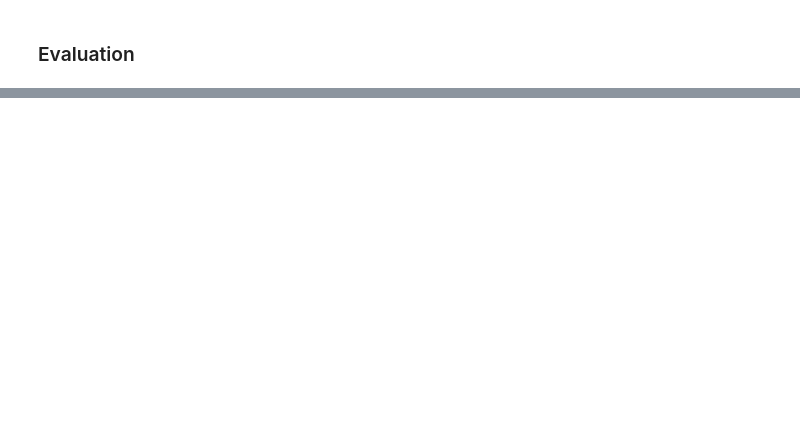
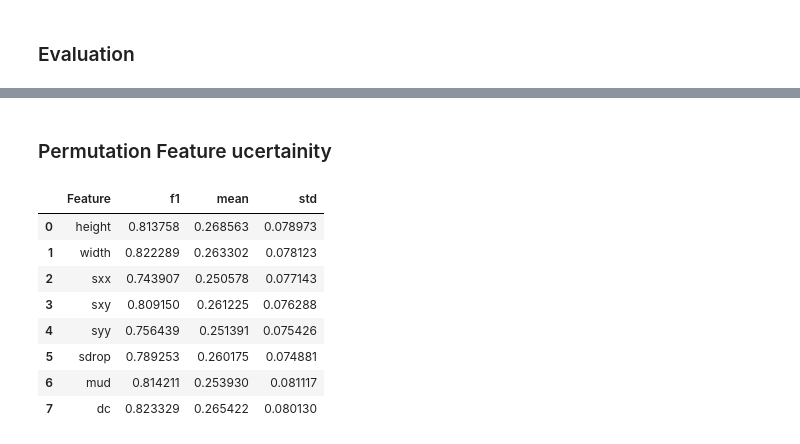
Before and after one commit to msahamed/earthquake_physics_bayesian_nn, a Jupyter notebook: BNN_edward.ipynb, the cells around one changed output, grey strips where cells are left out. Cells and saved outputs as stored; diff of their text form; code cells hidden in the pictures; blank space fills up the shorter version.

Commit message:
Started working on permutation Feature ucertainities

```diff
--- a/BNN_edward.ipynb
+++ b/BNN_edward.ipynb
@@ -653,9 +481,0 @@ for i in range(n_samples):
-# %%
-percent = [1]
-
-for i in range(len(percent)):
-    smapled_acc = np.random.choice(accuracies, size = int((percent[i]*n_samples)/100), replace = False)
-    sns.distplot(smapled_acc, bins = 10, hist_kws={"linewidth":3, "alpha": 0.9, "color": "b"})
-    plt.ylabel('Frequency')
-    plt.xlabel('Prediction accuracy')
-plt.show()
@@ -836,23 +481,0 @@ results.head()
-# %%
-# threshold = 0.50
-# import sys
-
-def considerUncertainity(threshold, std):
-
-    if threshold > 0.5 and std > 0.20:
-        return 0
-#     if threshold < 0.5 and std > 0.20:
-#         return 1
-#     elif threshold > 0.5 and std < 0.20:
-#         return 1
-    elif threshold < 0.5:
-        return 0
-
-    elif threshold > 0.5:
-        return 1
-
-uncertainityBinPred = []
-
-for i in range(400):
-    (th, std) = results.iloc[i]['predictions'], results.iloc[i]['predStd']
-    uncertainityBinPred.append(considerUncertainity(th.astype('float'), std.astype('float')))
@@ -900,0 +524,25 @@ elbo = (tf.reduce_mean(dist.log_prob(label)) -
+# %% [markdown]
+### Permutation Feature ucertainity
+# %%
+featinfo = pd.DataFrame()
+for i in range(len(features)):
+    x = xtest.copy()
+    np.random.shuffle(x[:, i])
+    predictions_samp = get_prediction(x)
+    mean = predictions_samp.mean(axis = 0)
+    pred = [1 if val >= threshold else 0 for val in mean]
+    f1 = f1_score(ytest, pred, average='weighted')
+    featinfo = featinfo.append({'Feature': features[i], 'mean': feature_uncertainity[i].mean(axis = 0).mean(),
+                    'std': feature_uncertainity[i].std(axis = 0).std(), 'f1': f1}, ignore_index=True)
+# %%
+featinfo.head(10)
+# %% [output]
+|  | Feature | f1 | mean | std |
+| 0 | height | 0.813758 | 0.268563 | 0.078973 |
+| 1 | width | 0.822289 | 0.263302 | 0.078123 |
+| 2 | sxx | 0.743907 | 0.250578 | 0.077143 |
+| 3 | sxy | 0.809150 | 0.261225 | 0.076288 |
+| 4 | syy | 0.756439 | 0.251391 | 0.075426 |
+| 5 | sdrop | 0.789253 | 0.260175 | 0.074881 |
+| 6 | mud | 0.814211 | 0.253930 | 0.081117 |
+| 7 | dc | 0.823329 | 0.265422 | 0.080130 |
```
Also changed, not shown: parts of 83 cells of this notebook, 1 other file.
